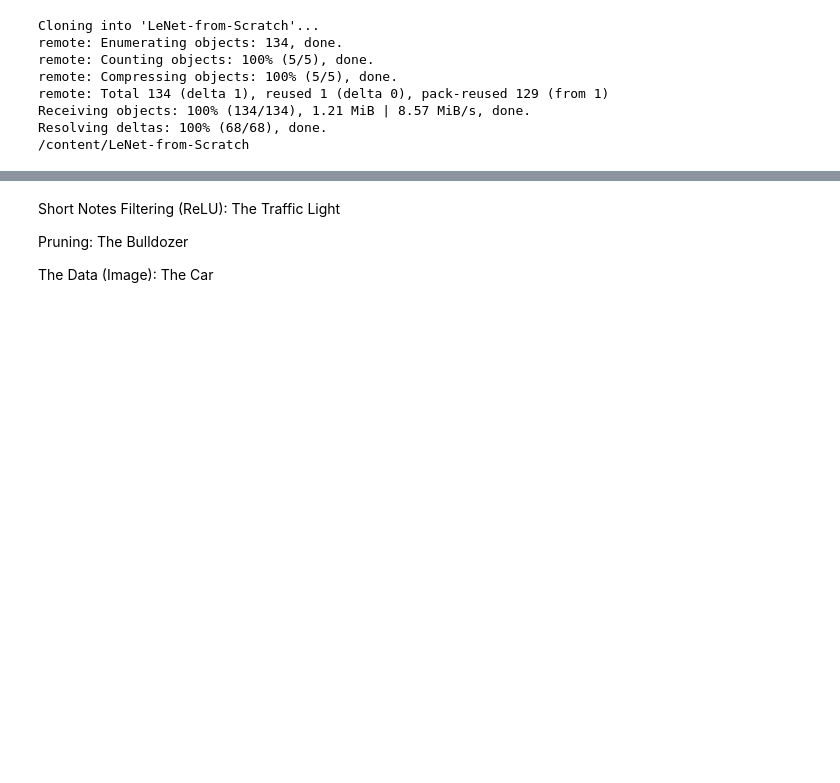
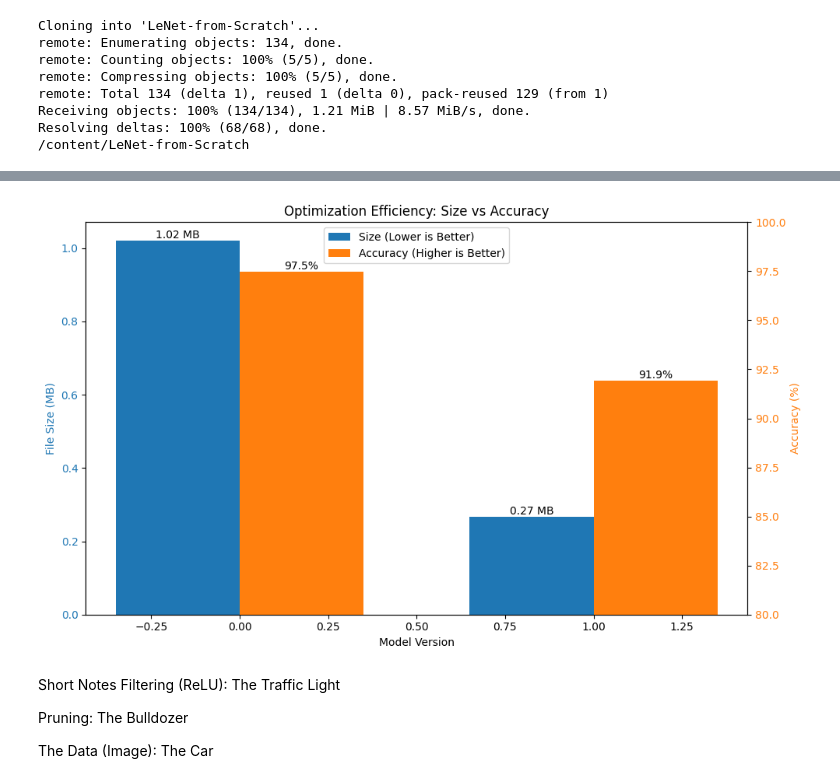
Before and after one commit to shiiifa/lenet, a Jupyter notebook: LeNet.ipynb, the cells around one changed output, grey strips where cells are left out. Cells and saved outputs as stored; diff of their text form; code cells hidden in the pictures; blank space fills up the shorter version.

```diff
--- a/LeNet.ipynb
+++ b/LeNet.ipynb
@@ -106,39 +106,62 @@ def get_file_size(file_path):
     return size_in_bytes / (1024 * 1024) # Convert to MB
 
 
-#visualisation
-def visualize_model_sparsity(model):
+#visualisation (Performance Chart)
+def visualize_performance(baseline_size, quantized_size, baseline_acc, pruned_acc):
     """
-    Plots the weight matrices of the 3 layers to show the 'holes' created by pruning.
+    Creates a bar chart comparing Size (Optimization) vs Accuracy (Performance).
     """
-    #get the weights from the model
-    weights = [
-        model.fc1.weight.data.cpu().numpy(),
-        model.fc2.weight.data.cpu().numpy(),
-        model.fc3.weight.data.cpu().numpy()
-    ]
-    layer_names = ['Layer 1 (784 -> 300)', 'Layer 2 (300 -> 100)', 'Layer 3 (100 -> 10)']
+    labels = ['Baseline', 'Optimized']
 
-    # Create the plot
-    fig, axes = plt.subplots(1, 3, figsize=(15, 5))
+    # Data for the chart
+    sizes = [baseline_size, quantized_size]
+    accuracies = [baseline_acc, pruned_acc] # Using pruned acc as final acc proxy
 
-    for i, ax in enumerate(axes):
-        weight_matrix = weights[i]
+    x = np.arange(len(labels))  # label locations
+    width = 0.35  # width of the bars
 
-        total_params = weight_matrix.size
-        zero_params = np.sum(weight_matrix == 0)
-        sparsity_percentage = 100 * zero_params / total_params
+    fig, ax1 = plt.subplots(figsize=(10, 6))
 
-        ax.imshow(np.abs(weight_matrix) > 0, cmap='viridis', aspect='auto', interpolation='nearest')
+    # Bar 1: File Size (Blue)
+    color = 'tab:blue'
+    ax1.set_xlabel('Model Version')
+    ax1.set_ylabel('File Size (MB)', color=color)
+    bars1 = ax1.bar(x - width/2, sizes, width, label='Size (Lower is Better)', color=color)
+    ax1.tick_params(axis='y', labelcolor=color)
 
-        ax.set_title(f"{layer_names[i]}\nSparsity: {sparsity_percentage:.1f}%")
-        ax.set_xlabel("Input Neurons")
-        ax.set_ylabel("Output Neurons")
+    # Add text labels on top of size bars
+    for bar in bars1:
+        height = bar.get_height()
+        ax1.text(bar.get_x() + bar.get_width()/2., height,
+                f'{height:.2f} MB', ha='center', va='bottom')
 
-        ax.set_xticks([])
-        ax.set_yticks([])
+    # Create a second y-axis for Accuracy
+    ax2 = ax1.twinx()
 
-    plt.tight_layout()
+    # Bar 2: Accuracy (Orange)
+    color = 'tab:orange'
+    ax2.set_ylabel('Accuracy (%)', color=color)
+    bars2 = ax2.bar(x + width/2, accuracies, width, label='Accuracy (Higher is Better)', color=color)
+    ax2.tick_params(axis='y', labelcolor=color)
+
+    # Set accuracy range to look nice (e.g., 80-100%) so slight drops are visible
+    ax2.set_ylim(80, 100)
+
+    # Add text labels on top of accuracy bars
+    for bar in bars2:
+        height = bar.get_height()
+        ax2.text(bar.get_x() + bar.get_width()/2., height,
+                f'{height:.1f}%', ha='center', va='bottom')
+
+    # Final formatting
+    plt.title('Optimization Efficiency: Size vs Accuracy')
+    fig.tight_layout()
+
+    # Add a legend
+    lines1, labels1 = ax1.get_legend_handles_labels()
+    lines2, labels2 = ax2.get_legend_handles_labels()
+    ax1.legend(lines1 + lines2, labels1 + labels2, loc='upper center')
+
     plt.show() #show visualisation
 
 
@@ -176,11 +199,6 @@ pruned_acc = test(model, test_loader)
 torch.save(model.state_dict(), "model_pruned.pth")
 pruned_size = get_file_size("model_pruned.pth")
 
-#visualisation
-print("\nGenerating Sparsity Visualization...")
-visualize_model_sparsity(model)
-
-
 #quantisation of the pruned model (to reduce the precision)
 print("\n[3] Quantizing Model (Float32 -> Int8)...")
 # Move to CPU for quantization
@@ -209,6 +227,10 @@ print(f"{'Pruned (90%)':<20} | {pruned_size:<10.4f} | {pruned_acc:.2f}%")
 print(f"{'Pruned + Quantized':<20} | {quantized_size:<10.4f} | {'(Similar)'}")
 print("-" * 50)
 print(f"COMPRESSION RATIO: {baseline_size / quantized_size:.1f}x smaller")
+
+#visualisation
+print("\nGenerating Efficiency Chart...")
+visualize_performance(baseline_size, quantized_size, baseline_acc, pruned_acc)
 # %% [output]
 Setting up LeNet-300-100...
 
@@ -220,3 +258,4 @@ Training Epoch 4/5...
+[figure, added]
 # %% [markdown]
 Short Notes
 Filtering (ReLU): The Traffic Light
```
Also changed, not shown: parts of 1 cell of this notebook.
